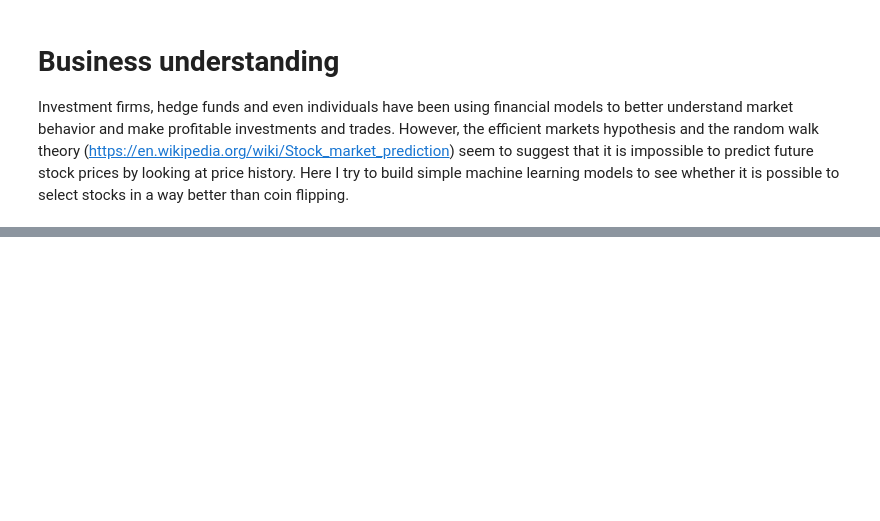
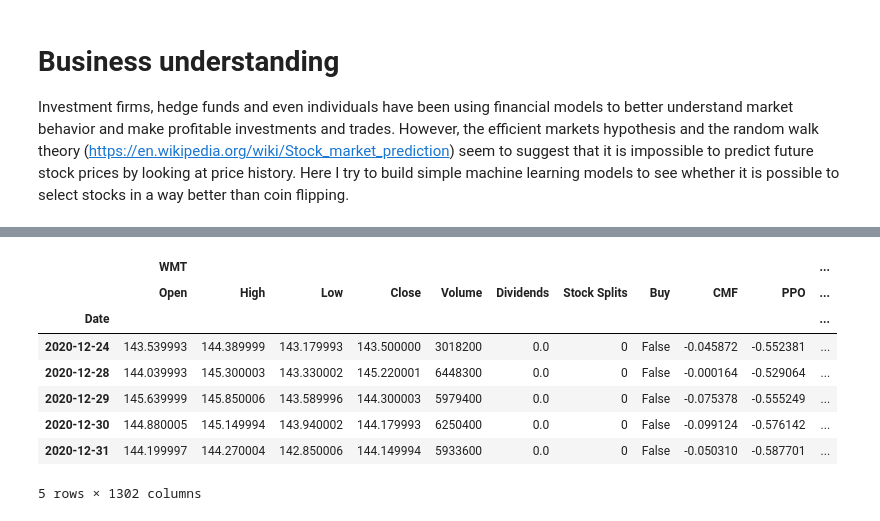
Before and after one commit to maiweijie2009/Seattle_airbnb, a Jupyter notebook: Stock_prediction.ipynb, the cells around one changed output, grey strips where cells are left out. Cells and saved outputs as stored; diff of their text form; code cells hidden in the pictures; blank space fills up the shorter version.

```diff
--- a/Stock_prediction.ipynb
+++ b/Stock_prediction.ipynb
@@ -215,23 +164,0 @@ def feature_extraction_pct_chnage(df,shift = 1):
-# %%
-# create the training set, validataion set and test set.
-# about 90% training,and 10% testing
-# Training set: data before 2020
-# Test set: data in 2020
-df_train = pd.DataFrame()
-df_test = pd.DataFrame()
-shift = 2
-
-feature_cols = ['H_L','C_O','7d_MA', '14d_MA','21d_MA','7d_std','7d_V_MA','7d_V_std','Buy']# features used for modeling, the last one is output
-
-for ticker in tickers:
-  stock_df = feature_extraction_pct_chnage(data[ticker],shift)[feature_cols]
-  df_train = pd.concat([df_train,stock_df[stock_df.index<'2020']])
-  df_test = pd.concat([df_test,stock_df[stock_df.index>='2020']])
-
-# shuffle
-df_train = df_train.sample(frac=1)
-
-X_train = df_train.iloc[:,:-1]
-Y_train = df_train.iloc[:,-1] # true if the daily price change is predicted to increaes for "shift" days
-X_test = df_test.iloc[:,:-1]
-Y_test = df_test.iloc[:,-1] # true if the daily price change is predicted to increaes for "shift" days
@@ -417,3 +167,31 @@ df_w_feature.tail()
+# %%
+df_w_feature_dict = {}
+future = 10
+margin = 10
+
+# get indictors of each stock
+df_w_feature_dict = {ticker:get_indicators(get_label(yf.Ticker(ticker).history(period=period),
+                                                     future = future,margin = margin)) for ticker in tickers}
+
+# concat all dataframe to get one dataframe
+df_w_feature = pd.concat([df_w_feature_dict[ticker] for ticker in tickers], axis=1, keys=tickers)
+# can not drop na over the entire dataframe, as different stocks have different IPO time. Fill na instead
+df_w_feature = fill_na(df_w_feature)
+
+# remove the last data row if it is the same as the current date
+if df_w_feature.index[-1]==current_date:
+  df_w_feature = df_w_feature.iloc[:-1]
+df_w_feature.tail()
+# %% [output]
+|  | WMT |  |  |  |  |  |  |  |  |  | ... |
+|  | Open | High | Low | Close | Volume | Dividends | Stock Splits | Buy | CMF | PPO | ... |
+| Date |  |  |  |  |  |  |  |  |  |  | ... |
+| 2020-12-24 | 143.539993 | 144.389999 | 143.179993 | 143.500000 | 3018200 | 0.0 | 0 | False | -0.045872 | -0.552381 | ... |
+| 2020-12-28 | 144.039993 | 145.300003 | 143.330002 | 145.220001 | 6448300 | 0.0 | 0 | False | -0.000164 | -0.529064 | ... |
+| 2020-12-29 | 145.639999 | 145.850006 | 143.589996 | 144.300003 | 5979400 | 0.0 | 0 | False | -0.075378 | -0.555249 | ... |
+| 2020-12-30 | 144.880005 | 145.149994 | 143.940002 | 144.179993 | 6250400 | 0.0 | 0 | False | -0.099124 | -0.576142 | ... |
+| 2020-12-31 | 144.199997 | 144.270004 | 142.850006 | 144.149994 | 5933600 | 0.0 | 0 | False | -0.050310 | -0.587701 | ... |
+5 rows × 1302 columns
 # %%
 X_all = pd.DataFrame()
 Y_all = pd.DataFrame()
```
Also changed, not shown: parts of 31 cells of this notebook.
